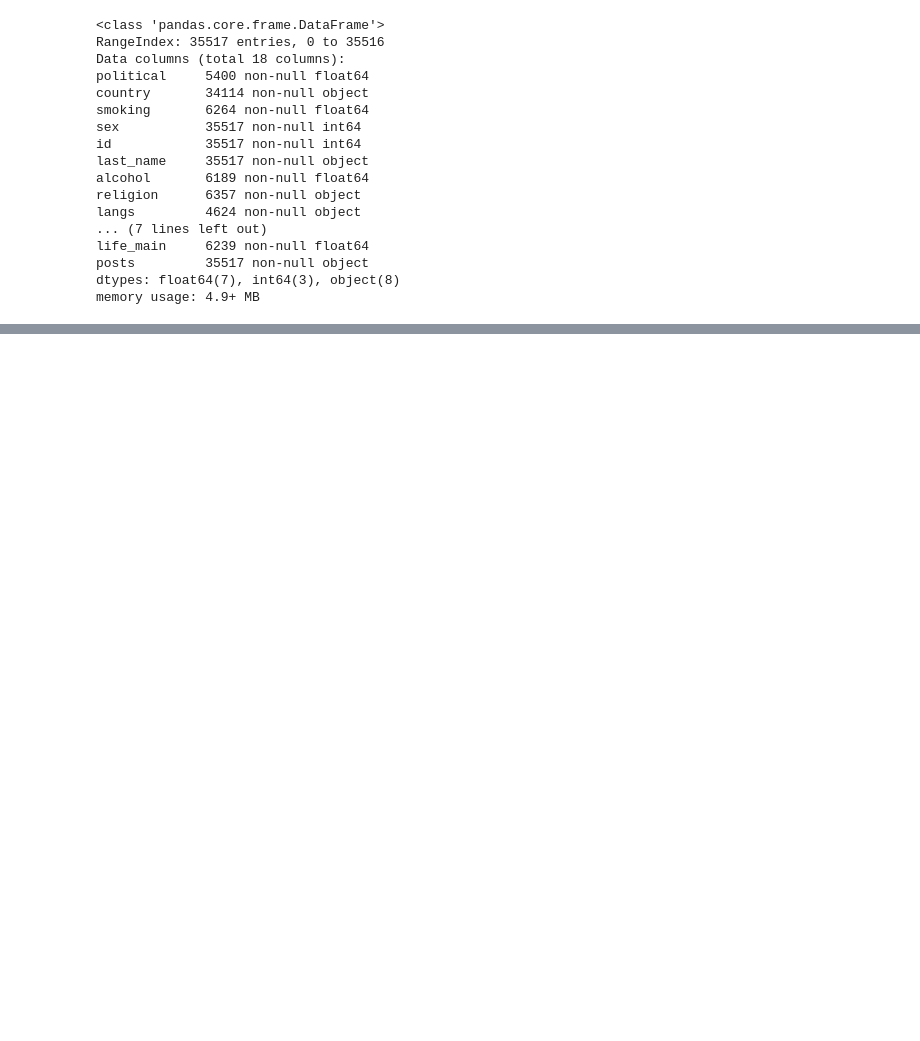
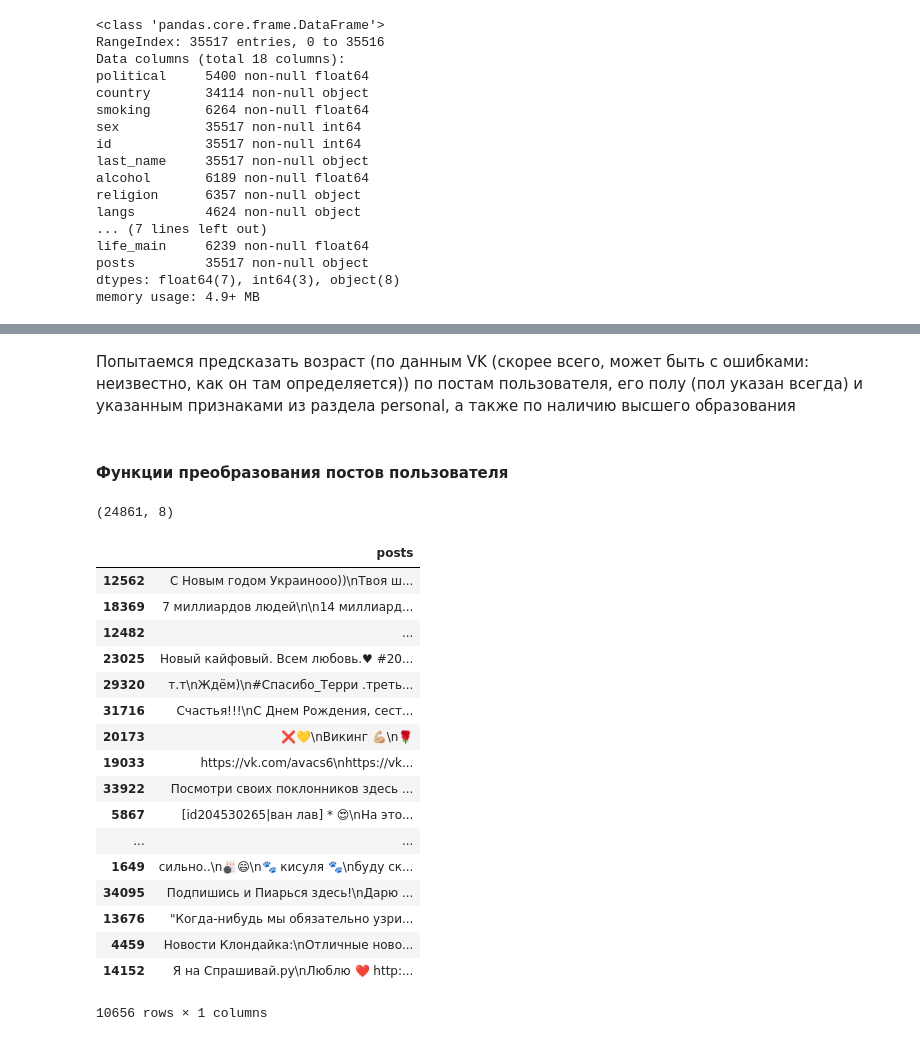
Before and after one commit to ChernetsovNG/otus_BigData, a Jupyter notebook: HW9/EDA_VK_data.ipynb, the cells around one changed output, grey strips where cells are left out. Cells and saved outputs as stored; diff of their text form; code cells hidden in the pictures; blank space fills up the shorter version.

Commit message:
Сделал tokenizer для токенизации постов пользователей

```diff
--- a/HW9/EDA_VK_data.ipynb
+++ b/HW9/EDA_VK_data.ipynb
@@ -54,0 +126,4 @@ df_test.head()
+# %% [markdown]
+Попытаемся предсказать возраст (по данным VK (скорее всего, может быть с ошибками: неизвестно, как он там определяется)) по постам пользователя, его полу (пол указан всегда) и указанным признаками из раздела personal, а также по наличию высшего образования
+# %% [markdown]
+#### Функции преобразования постов пользователя
@@ -54,0 +146,37 @@ df_test.head()
+# %%
+def get_posts_col(df):
+    return df[['posts']]
+
+def get_categorial_cols(df):
+    return df[['sex', 'high_education', 'political', 'smoking', 'alcohol', 'relation', 'life_main']]
+
+vec = make_union(*[
+    make_pipeline(FunctionTransformer(get_categorial_cols, validate=False), MinMaxScaler()),
+    make_pipeline(FunctionTransformer(get_posts_col, validate=False))
+])
+# %%
+x_train = vec.fit_transform(df_train)
+x_train.shape
+# %% [output]
+(24861, 8)
+# %%
+get_posts_col(df_test)
+# %% [output]
+|  | posts |
+| 12562 | С Новым годом Украинооо))\nТвоя ш... |
+| 18369 | 7 миллиардов людей\n\n14 миллиард... |
+| 12482 | ... |
+| 23025 | Новый кайфовый. Всем любовь.♥ #20... |
+| 29320 | т.т\nЖдём)\n#Спасибо_Терри .треть... |
+| 31716 | Счастья!!!\nС Днем Рождения, сест... |
+| 20173 | ❌💛\nВикинг 💪🏼\n🌹 |
+| 19033 | https://vk.com/avacs6\nhttps://vk... |
+| 33922 | Посмотри своих поклонников здесь ... |
+| 5867 | [id204530265|ван лав] * 😍\nНа это... |
+| ... | ... |
+| 1649 | сильно..\n🎳😄\n🐾 кисуля 🐾\nбуду ск... |
+| 34095 | Подпишись и Пиарься здесь!\nДарю ... |
+| 13676 | "Когда-нибудь мы обязательно узри... |
+| 4459 | Новости Клондайка:\nОтличные ново... |
+| 14152 | Я на Спрашивай.ру\nЛюблю ❤️ http:... |
+10656 rows × 1 columns
```
Also changed, not shown: parts of 7 cells of this notebook.
